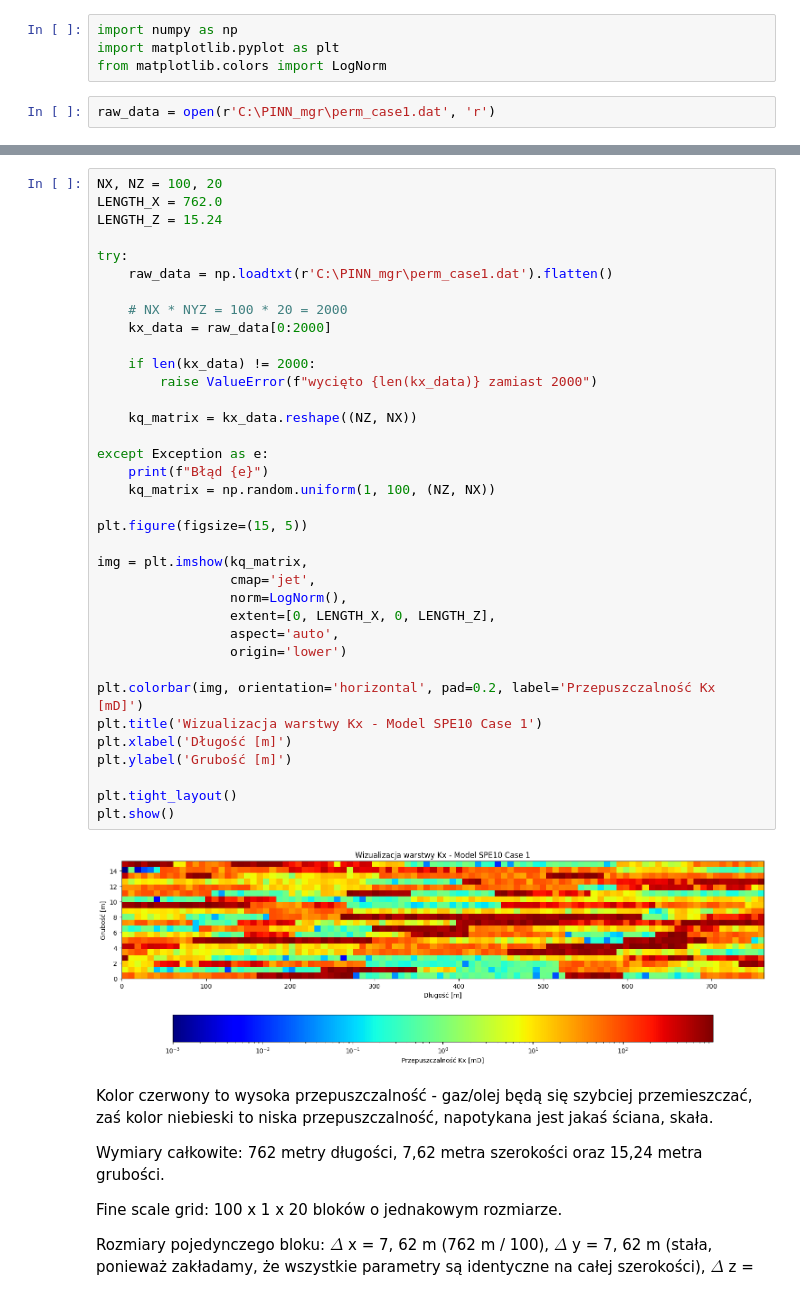
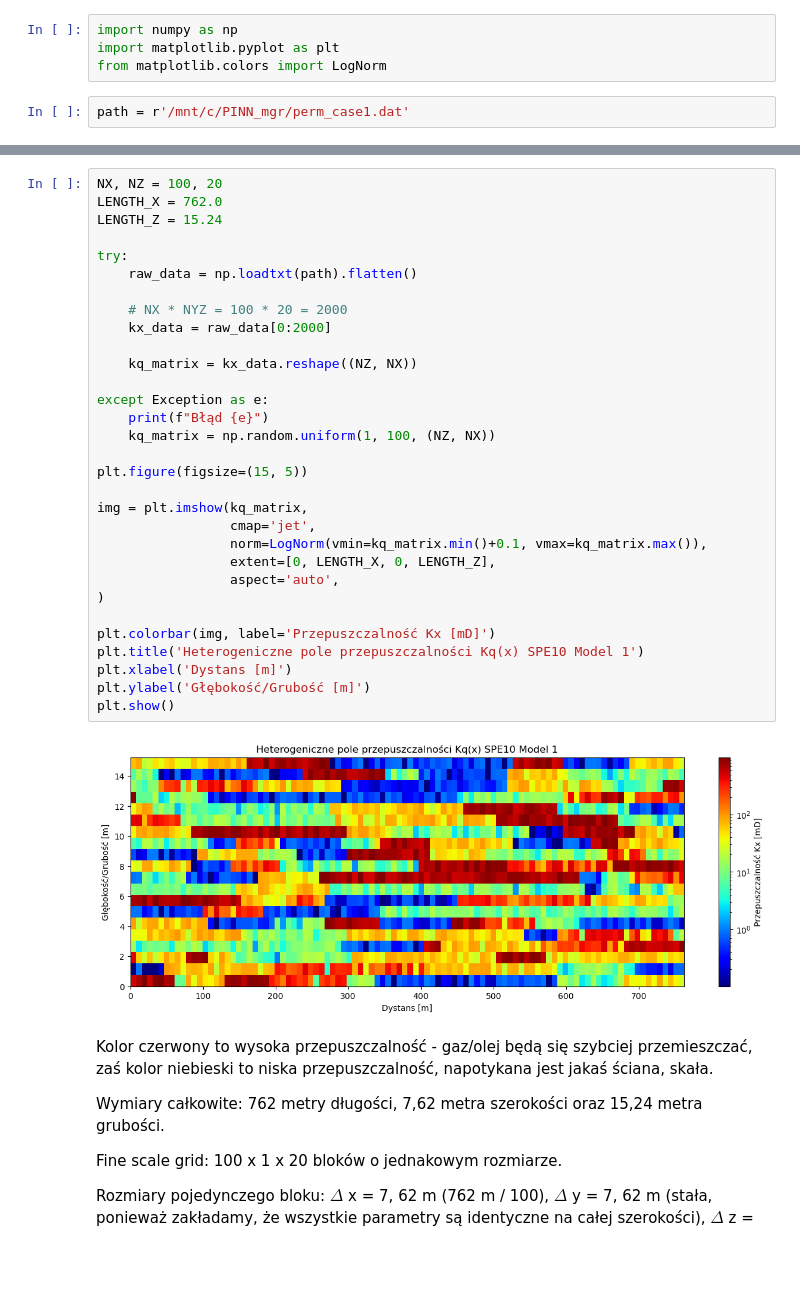
Before and after one commit to Kamicia8/pinn_oil_extr_sim, a Jupyter notebook: spe_data.ipynb, the cells around one changed output, grey strips where cells are left out. Drawn from its saved outputs; the diff is of its cells as text; blank space fills up the shorter version.

```diff
--- a/spe_data.ipynb
+++ b/spe_data.ipynb
@@ -6,4 +6,4 @@ import numpy as np
 import matplotlib.pyplot as plt
 from matplotlib.colors import LogNorm
 # %%
-raw_data = open(r'C:\PINN_mgr\perm_case1.dat', 'r')
+path = r'/mnt/c/PINN_mgr/perm_case1.dat'
@@ -26,41 +10,36 @@ for line in raw_data.readlines():
 # %%
 NX, NZ = 100, 20
 LENGTH_X = 762.0
 LENGTH_Z = 15.24
 
 try:
-    raw_data = np.loadtxt(r'C:\PINN_mgr\perm_case1.dat').flatten()
+    raw_data = np.loadtxt(path).flatten()
 
     # NX * NYZ = 100 * 20 = 2000
     kx_data = raw_data[0:2000]
-
-    if len(kx_data) != 2000:
-        raise ValueError(f"wycięto {len(kx_data)} zamiast 2000")
 
     kq_matrix = kx_data.reshape((NZ, NX))
 
 except Exception as e:
     print(f"Błąd {e}")
     kq_matrix = np.random.uniform(1, 100, (NZ, NX))
 
 plt.figure(figsize=(15, 5))
 
 img = plt.imshow(kq_matrix,
                  cmap='jet',
-                 norm=LogNorm(),
+                 norm=LogNorm(vmin=kq_matrix.min()+0.1, vmax=kq_matrix.max()),
                  extent=[0, LENGTH_X, 0, LENGTH_Z],
                  aspect='auto',
-                 origin='lower')
+)
 
-plt.colorbar(img, orientation='horizontal', pad=0.2, label='Przepuszczalność Kx [mD]')
-plt.title('Wizualizacja warstwy Kx - Model SPE10 Case 1')
-plt.xlabel('Długość [m]')
-plt.ylabel('Grubość [m]')
-
-plt.tight_layout()
+plt.colorbar(img, label='Przepuszczalność Kx [mD]')
+plt.title('Heterogeniczne pole przepuszczalności Kq(x) SPE10 Model 1')
+plt.xlabel('Dystans [m]')
+plt.ylabel('Głębokość/Grubość [m]')
 plt.show()
 # %% [output]
-[figure, old version]
+[figure, new version]
 # %% [markdown]
 Kolor czerwony to wysoka przepuszczalność - gaz/olej będą się szybciej przemieszczać, zaś kolor niebieski to niska przepuszczalność, napotykana jest jakaś ściana, skała.
 
```
Also changed, not shown: parts of 7 cells of this notebook, 2 other files.
